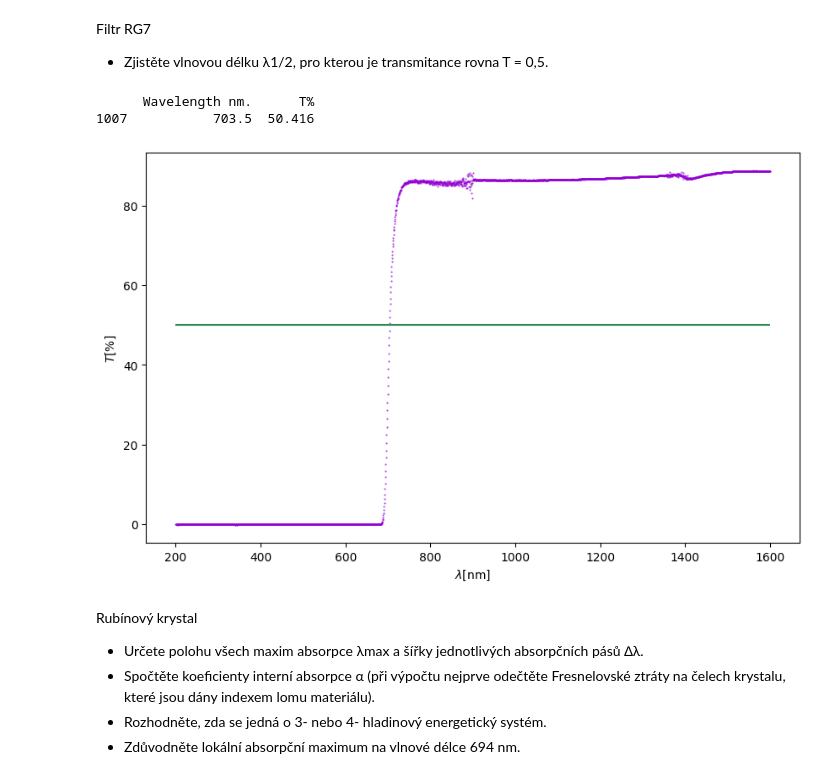
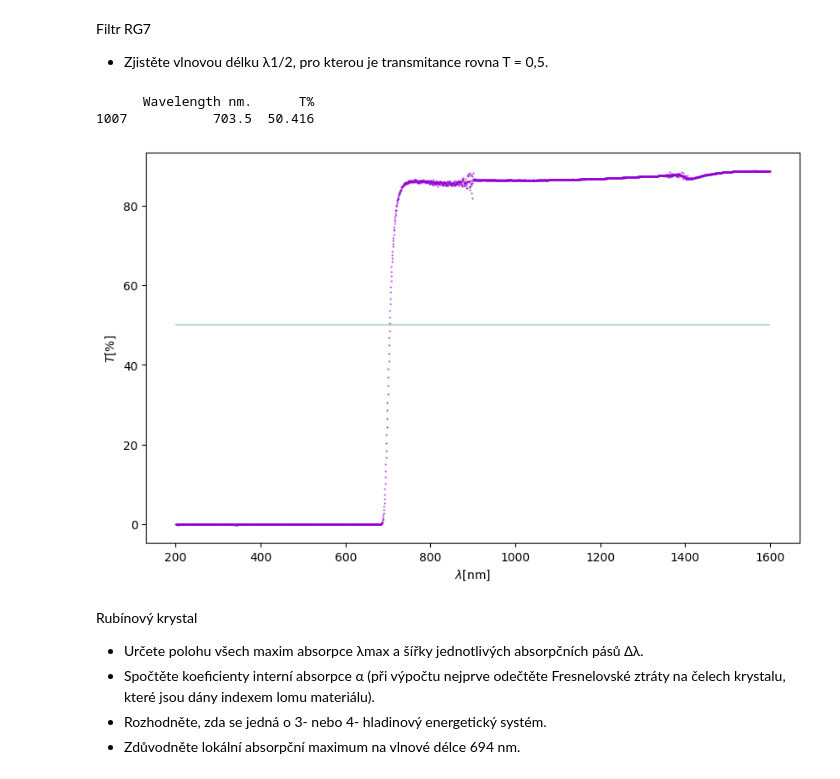
Before and after one commit to omikron-ceti/ZPLT, a Jupyter notebook: uloha_05/data_05/data_05.ipynb, the cells around one changed output. Drawn from its saved outputs; the diff is of its cells as text; code cells hidden in the pictures.

```diff
--- a/uloha_05/data_05/data_05.ipynb
+++ b/uloha_05/data_05/data_05.ipynb
@@ -151,22 +152,22 @@ Filtr RG7
 # %%
 print(sample_d[sample_d["T%"].between(49, 51)])
 fig_RG7 = plt.figure(figsize = (10, 6))
 
 plt.scatter(sample_d["Wavelength nm."], sample_d["T%"],
             color="darkviolet",
             marker=".", s=1, alpha=0.8,)
-plt.hlines(y=50, xmin=200, xmax=1600, colors="seagreen")
+plt.hlines(y=50, xmin=200, xmax=1600, colors="seagreen", alpha=0.3)
 #lgnd = plt.legend(scatterpoints=1, fontsize=10, loc="lower right", bbox_to_anchor=(1, 0.1))
 #for handle in lgnd.legend_handles:
 #    handle.set_sizes([40])
 #    handle.set_alpha(1)
 plt.xlabel('$\\lambda\\mathrm{[nm]}$ ', fontsize = 10)
 plt.ylabel("$T\\mathrm{[\\%]}$", fontsize = 10)
 plt.show()
 # %% [output]
       Wavelength nm.      T%
 1007           703.5  50.416
-[figure, old version]
+[figure, new version]
 # %% [markdown]
 Rubínový krystal
 * Určete polohu všech maxim absorpce λmax a šířky jednotlivých absorpčních pásů ∆λ.
```
Also changed, not shown: parts of 4 cells of this notebook, 12 other files.
